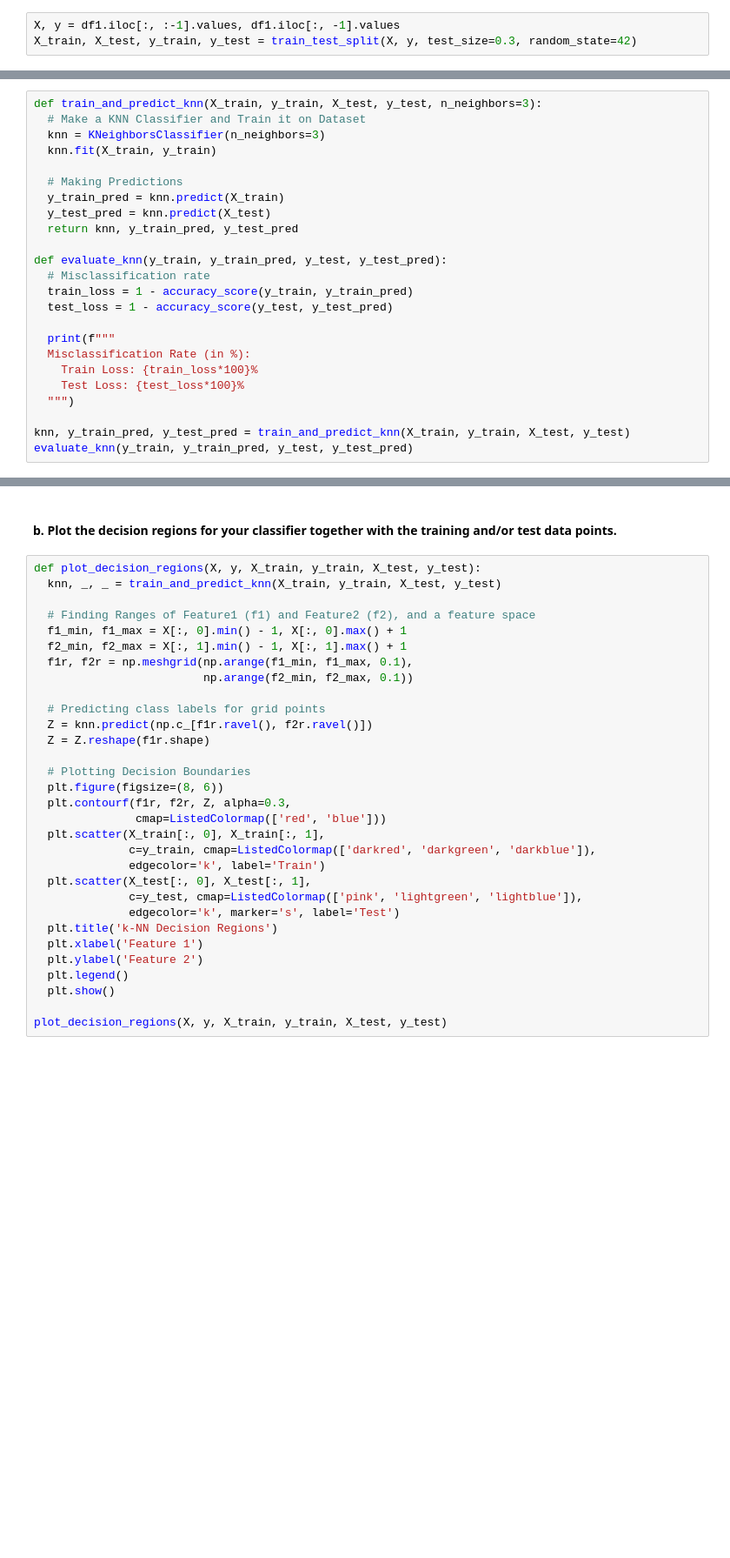
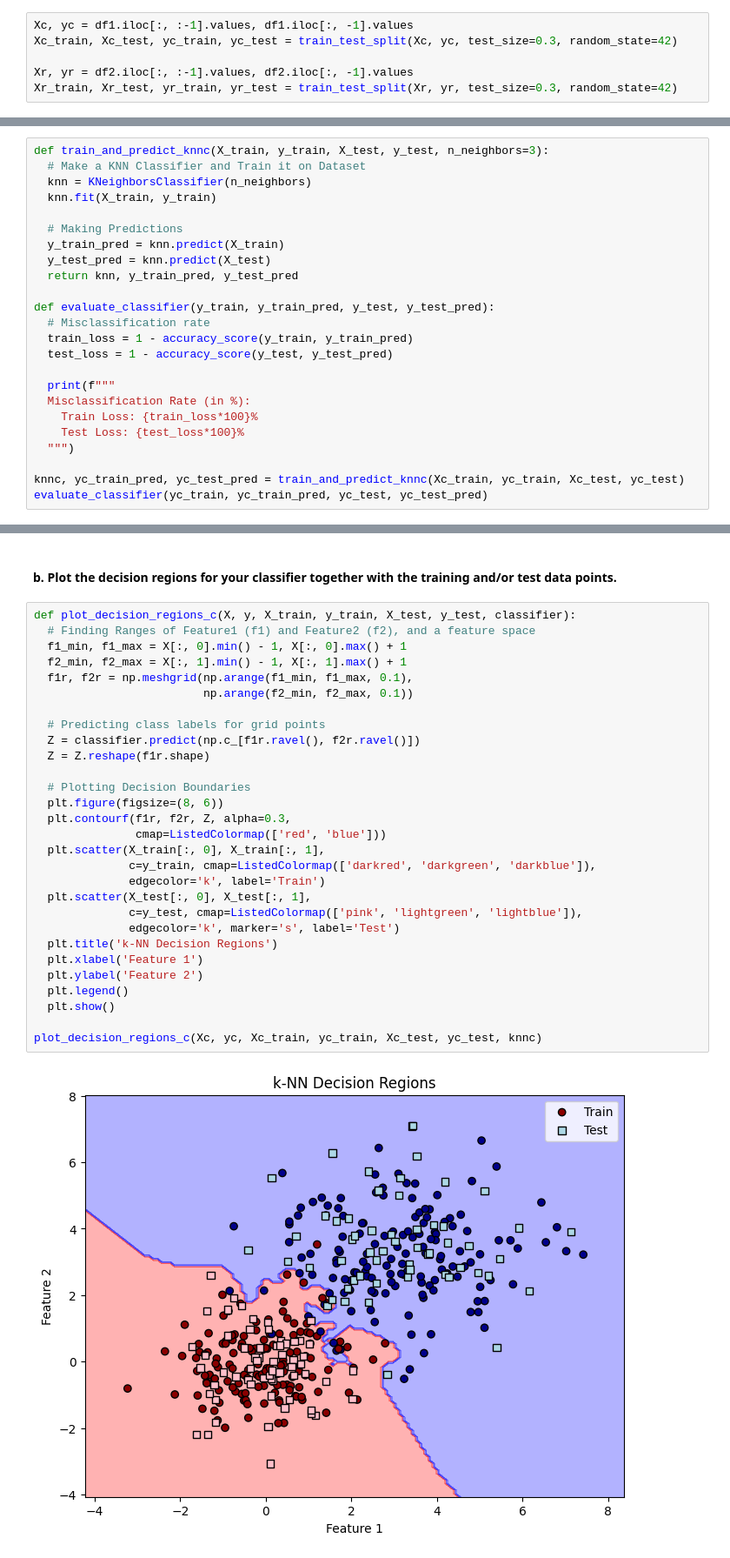
Before and after one commit to keys-i/COMP4702, a Jupyter notebook: src/W2.ipynb, the cells around one changed output, grey strips where cells are left out. Shown at 87% size. Saved outputs shown, nothing was run; the diff lists cells and outputs as text; blank space fills up the shorter version.

```diff
--- a/src/W2.ipynb
+++ b/src/W2.ipynb
@@ -59,9 +59,12 @@ plt.tight_layout()
 # %%
 # Specific Imports
 from sklearn.model_selection import train_test_split
-# %%
-X, y = df1.iloc[:, :-1].values, df1.iloc[:, -1].values
-X_train, X_test, y_train, y_test = train_test_split(X, y, test_size=0.3, random_state=42)
+# %%
+Xc, yc = df1.iloc[:, :-1].values, df1.iloc[:, -1].values
+Xc_train, Xc_test, yc_train, yc_test = train_test_split(Xc, yc, test_size=0.3, random_state=42)
+
+Xr, yr = df2.iloc[:, :-1].values, df2.iloc[:, -1].values
+Xr_train, Xr_test, yr_train, yr_test = train_test_split(Xr, yr, test_size=0.3, random_state=42)
 # %% [markdown]
 ### Q3
 # %%
@@ -74,7 +77,7 @@ from matplotlib.colors import ListedColormap
 # %%
-def train_and_predict_knn(X_train, y_train, X_test, y_test, n_neighbors=3):
+def train_and_predict_knnc(X_train, y_train, X_test, y_test, n_neighbors=3):
   # Make a KNN Classifier and Train it on Dataset
-  knn = KNeighborsClassifier(n_neighbors=3)
+  knn = KNeighborsClassifier(n_neighbors)
   knn.fit(X_train, y_train)
 
   # Making Predictions
@@ -82,7 +85,7 @@ def train_and_predict_knn(X_train, y_train, X_test, y_test, n_neighbors=3):
   y_test_pred = knn.predict(X_test)
   return knn, y_train_pred, y_test_pred
 
-def evaluate_knn(y_train, y_train_pred, y_test, y_test_pred):
+def evaluate_classifier(y_train, y_train_pred, y_test, y_test_pred):
   # Misclassification rate
   train_loss = 1 - accuracy_score(y_train, y_train_pred)
   test_loss = 1 - accuracy_score(y_test, y_test_pred)
@@ -93,5 +96,5 @@ def evaluate_knn(y_train, y_train_pred, y_test, y_test_pred):
     Test Loss: {test_loss*100}%
   """)
 
-knn, y_train_pred, y_test_pred = train_and_predict_knn(X_train, y_train, X_test, y_test)
-evaluate_knn(y_train, y_train_pred, y_test, y_test_pred)
+knnc, yc_train_pred, yc_test_pred = train_and_predict_knnc(Xc_train, yc_train, Xc_test, yc_test)
+evaluate_classifier(yc_train, yc_train_pred, yc_test, yc_test_pred)
@@ -98,34 +105,34 @@ evaluate_knn(y_train, y_train_pred, y_test, y_test_pred)
 # %% [markdown]
 #### b. Plot the decision regions for your classifier together with the training and/or test data points.
 # %%
-def plot_decision_regions(X, y, X_train, y_train, X_test, y_test):
-  knn, _, _ = train_and_predict_knn(X_train, y_train, X_test, y_test)
-
+def plot_decision_regions_c(X, y, X_train, y_train, X_test, y_test, classifier):
   # Finding Ranges of Feature1 (f1) and Feature2 (f2), and a feature space
   f1_min, f1_max = X[:, 0].min() - 1, X[:, 0].max() + 1
   f2_min, f2_max = X[:, 1].min() - 1, X[:, 1].max() + 1
   f1r, f2r = np.meshgrid(np.arange(f1_min, f1_max, 0.1),
                          np.arange(f2_min, f2_max, 0.1))
 
   # Predicting class labels for grid points
-  Z = knn.predict(np.c_[f1r.ravel(), f2r.ravel()])
+  Z = classifier.predict(np.c_[f1r.ravel(), f2r.ravel()])
   Z = Z.reshape(f1r.shape)
 
   # Plotting Decision Boundaries
   plt.figure(figsize=(8, 6))
   plt.contourf(f1r, f2r, Z, alpha=0.3,
                cmap=ListedColormap(['red', 'blue']))
   plt.scatter(X_train[:, 0], X_train[:, 1],
               c=y_train, cmap=ListedColormap(['darkred', 'darkgreen', 'darkblue']),
               edgecolor='k', label='Train')
   plt.scatter(X_test[:, 0], X_test[:, 1],
               c=y_test, cmap=ListedColormap(['pink', 'lightgreen', 'lightblue']),
               edgecolor='k', marker='s', label='Test')
   plt.title('k-NN Decision Regions')
   plt.xlabel('Feature 1')
   plt.ylabel('Feature 2')
   plt.legend()
   plt.show()
 
-plot_decision_regions(X, y, X_train, y_train, X_test, y_test)
+plot_decision_regions_c(Xc, yc, Xc_train, yc_train, Xc_test, yc_test, knnc)
+# %% [output]
+[figure, added]
 # %% [markdown]
```
Also changed, not shown: parts of 22 cells of this notebook.
